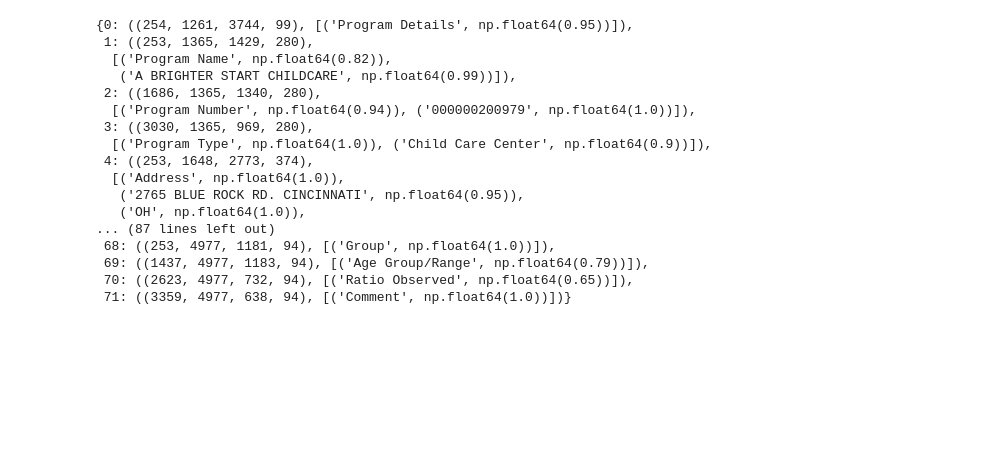
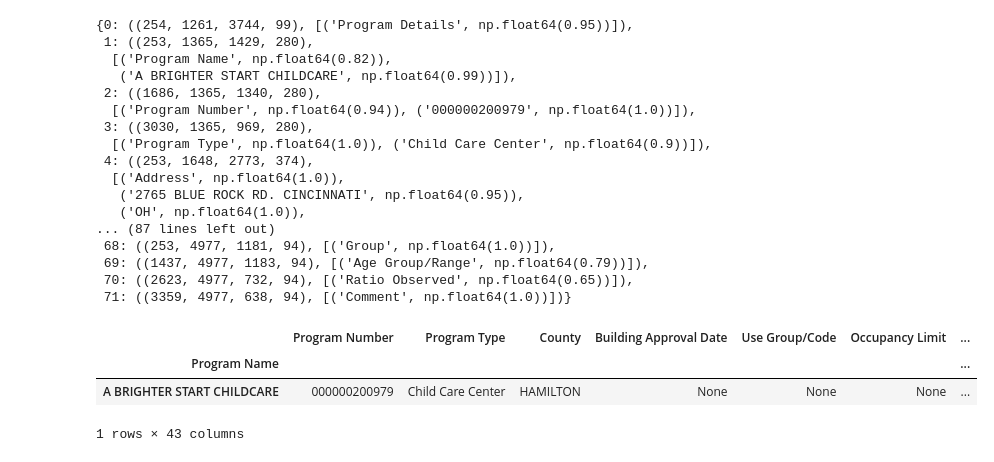
Before and after one commit to Will-Blanton/ODJFS-Licensing-Reports-Webscraper, a Jupyter notebook: test_scraper.ipynb, the cells around one changed output. Drawn from its saved outputs; the diff is of its cells as text; code cells hidden in the pictures; blank space fills up the shorter version.

Commit message:
Started working on mapping rectangles to fields.

```diff
--- a/test_scraper.ipynb
+++ b/test_scraper.ipynb
@@ -302,8 +300,8 @@ def extract_text_from_subrectangles(ocr, image, sub_rectangles):
 
     :param ocr: (easyocr.Reader) EasyOCR reader object.
     :param image: The preprocessed binary image (OpenCV format).
-    :param sub_rectangles: (list) List of sub-rectangles to extract text from.
-    :return: (list) List of extracted text and their confidence scores.
+    :param sub_rectangles: (list) Sorted list of sub-rectangles to extract text from.
+    :return: (dict) Extracted text from each sub-rectangle. Keys are positions from top-left to bottom-right.
     """
 
     if not isinstance(image, np.ndarray):
@@ -323,18 +321,15 @@ def extract_text_from_subrectangles(ocr, image, sub_rectangles):
         if len(sub_image.shape) == 2:
             sub_image = cv2.cvtColor(sub_image, cv2.COLOR_GRAY2RGB)
 
-        # skip empty sub-rectangles
-
-        black_p = np.sum(sub_image==0) / sub_image.size
-
-        if black_p < 0.02:
+        # skip empty sub-rectangles (background)
+        if np.sum(sub_image==0) / sub_image.size < 0.02:
             fields += 1
             continue
 
         results = ocr.readtext(sub_image)
 
+        # try to preprocess the image to improve OCR performance (a bit arbitrary as of now)
         if not results:
-            # try to preprocess the image to improve OCR performance (a bit arbitrary...)
             sub_image = cv2.GaussianBlur(sub_image, (5, 5), 0)
             sub_image = cv2.morphologyEx(sub_image, cv2.MORPH_CLOSE, (5, 5), iterations=2)
             sub_image = cv2.resize(sub_image, None, fx=2, fy=2, interpolation=cv2.INTER_CUBIC)
@@ -348,6 +343,7 @@ def extract_text_from_subrectangles(ocr, image, sub_rectangles):
 
         total += max(1, len(results))
 
+        # save the extracted text and confidence
         for result in results:
             bbox, text, confidence = result
             extracted_text[i][1].append((text, round(confidence, 2)))
@@ -396,0 +459,7 @@ Extracted 71 / 72 text fields with an average confidence of 0.92.
+# %%
+process_ocr_to_dataframe(extracted_text)
+# %% [output]
+|  | Program Number | Program Type | County | Building Approval Date | Use Group/Code | Occupancy Limit | ... |
+| Program Name |  |  |  |  |  |  | ... |
+| A BRIGHTER START CHILDCARE | 000000200979 | Child Care Center | HAMILTON | None | None | None | ... |
+1 rows × 43 columns
```
Also changed, not shown: parts of 5 cells of this notebook, 1 other file.
